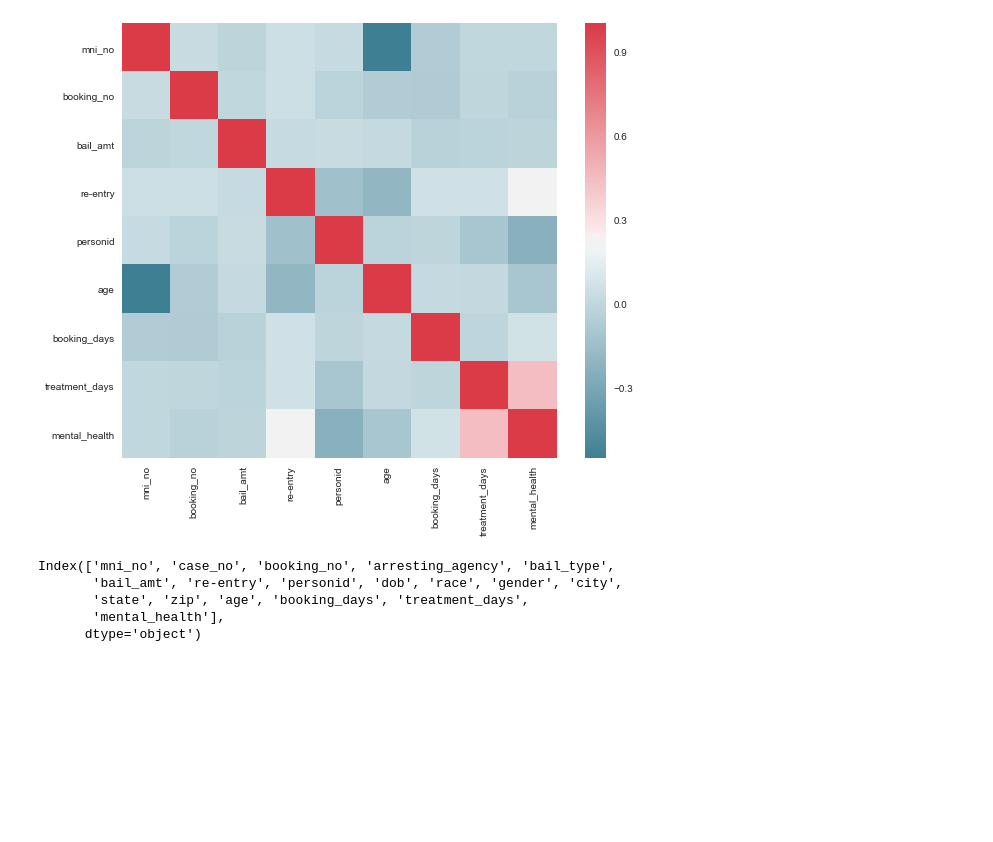
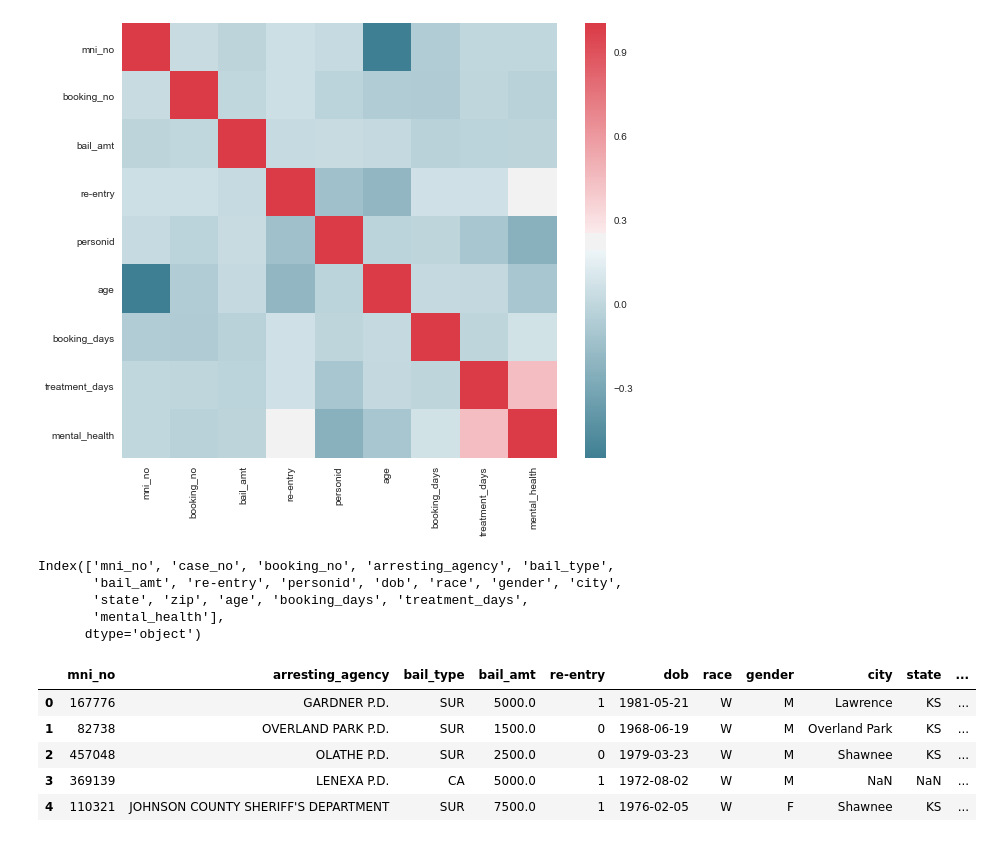
Before and after one commit to tianchu-shu/syntaxerror, a Jupyter notebook: Pre-process.ipynb, the cells around one changed output. Saved outputs shown, nothing was run; the diff lists cells and outputs as text; code cells hidden in the pictures; blank space fills up the shorter version.

```diff
--- a/Pre-process.ipynb
+++ b/Pre-process.ipynb
@@ -2,3 +2,7 @@
 import pandas as pd
 import datetime
 import numpy as np
+# %%
+jailbooking = pd.read_csv("data/jailbooking.csv")
+person = pd.read_csv("data/person.csv")
+mentalhealth = pd.read_csv('data/mentalhealth.csv')
@@ -90,8 +121,6 @@ jail_ppl = jail.merge(person, how="left", on="mni_no")
 jail_ppl.shape
 # %% [output]
 (28579, 16)
-# %%
-mentalhealth = pd.read_csv("mentalhealth.csv")
 # %%
 mentalhealth.columns
 # %% [output]
@@ -352,5 +379,5 @@ Index(['mni_no', 'case_no', 'booking_no', 'arresting_agency', 'bail_type',
        'mental_health'],
       dtype='object')
 # %%
-df = df.drop(['mni_no', 'case_no', 'booking_no', 'dob', 'personid'], axis=1)
+df = df.drop(['case_no', 'booking_no', 'personid'], axis=1)
 # %%
@@ -357,0 +385,9 @@ df.to_csv('df.csv', index=False)
+# %%
+df.head()
+# %% [output]
+|  | mni_no | arresting_agency | bail_type | bail_amt | re-entry | dob | race | gender | city | state | ... |
+| 0 | 167776 | GARDNER P.D. | SUR | 5000.0 | 1 | 1981-05-21 | W | M | Lawrence | KS | ... |
+| 1 | 82738 | OVERLAND PARK P.D. | SUR | 1500.0 | 0 | 1968-06-19 | W | M | Overland Park | KS | ... |
+| 2 | 457048 | OLATHE P.D. | SUR | 2500.0 | 0 | 1979-03-23 | W | M | Shawnee | KS | ... |
+| 3 | 369139 | LENEXA P.D. | CA | 5000.0 | 1 | 1972-08-02 | W | M | NaN | NaN | ... |
+| 4 | 110321 | JOHNSON COUNTY SHERIFF'S DEPARTMENT | SUR | 7500.0 | 1 | 1976-02-05 | W | F | Shawnee | KS | ... |
```
Also changed, not shown: parts of 7 cells of this notebook, 14 other files.
